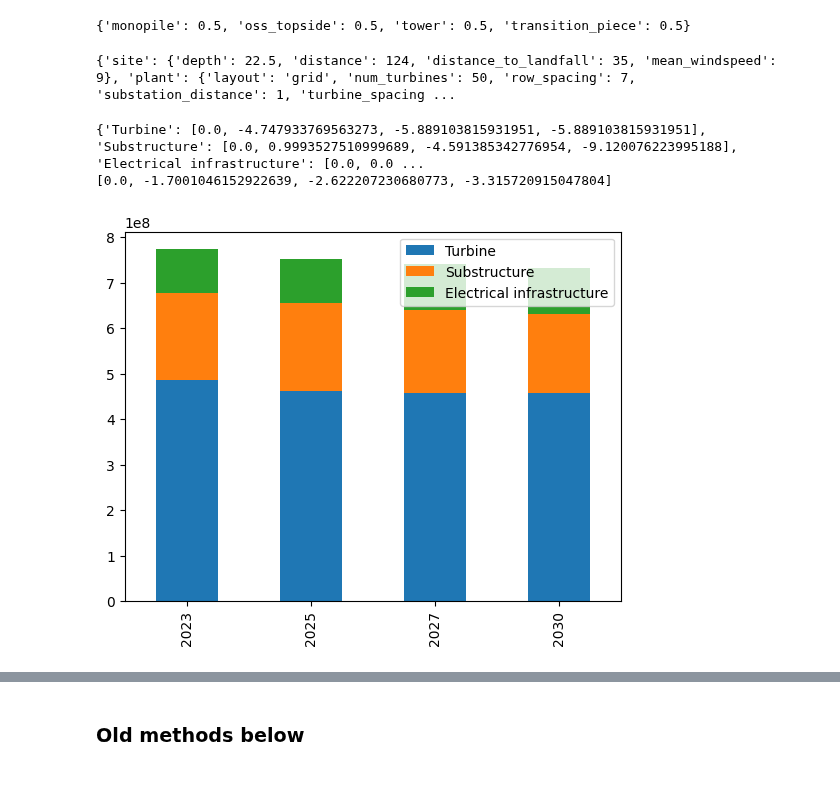
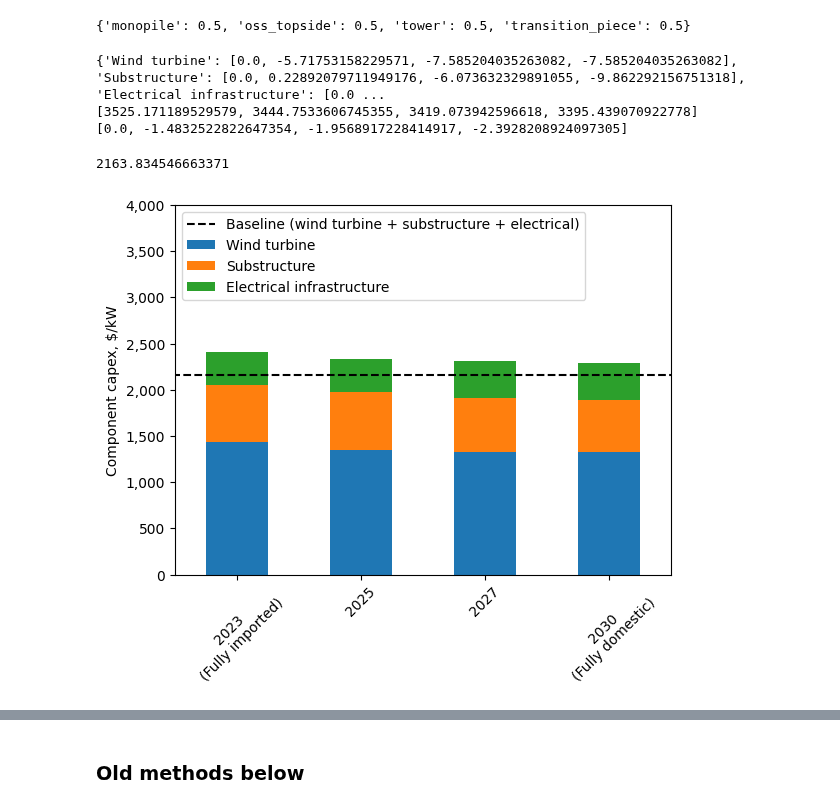
Before and after one commit to WISDEM/ORBIT, a Jupyter notebook: supply_chain.ipynb, the cells around one changed output, grey strips where cells are left out. Cells and saved outputs as stored; diff of their text form; code cells hidden in the pictures; blank space fills up the shorter version.

```diff
--- a/supply_chain.ipynb
+++ b/supply_chain.ipynb
@@ -28,10 +31,8 @@ pp.pprint(LABOR_SPLIT)
 {'monopile': 0.5, 'oss_topside': 0.5, 'tower': 0.5, 'transition_piece': 0.5}
 # %%
 # Load Sample Config
-config = load_config("examples/configs/example_fixed_project.yaml")  ## TODO: Update to match COE Review
-print(config)
+config = load_config("supply_chain_project.yaml")
+capacity = config['plant']['num_turbines'] * int(config['turbine'].split('M')[0]) * 1000
-# %% [output]
-{'site': {'depth': 22.5, 'distance': 124, 'distance_to_landfall': 35, 'mean_windspeed': 9}, 'plant': {'layout': 'grid', 'num_turbines': 50, 'row_spacing': 7, 'substation_distance': 1, 'turbine_spacing ...
 # %%
 # Define supply chain scenario to use
 # Options are imported, domestic or domestic, imported steel
@@ -103,7 +109,7 @@ for k,v in supply_chain_scenarios.items():
 # %%
 # Create some summary statistics
 cost_breakdown_perc = {
-    'Turbine': [],
+    'Wind turbine': [],
     'Substructure': [],
     'Electrical infrastructure': [],
 }
@@ -113,12 +119,48 @@ for k, v in cost_breakdown.items():
 print(cost_breakdown_perc)
 
 total_capex_perc = [100*(i/total_capex[0] - 1) for n,i in enumerate(total_capex)]
-print(total_capex_perc)
+print(total_capex)
+
+lcoe_perc = [100*(i/lcoe[0] - 1) for n,i in enumerate(lcoe)]
+print(lcoe_perc)
 # %% [output]
-{'Turbine': [0.0, -4.747933769563273, -5.889103815931951, -5.889103815931951], 'Substructure': [0.0, 0.9993527510999689, -4.591385342776954, -9.120076223995188], 'Electrical infrastructure': [0.0, 0.0 ...
-[0.0, -1.7001046152922639, -2.622207230680773, -3.315720915047804]
+{'Wind turbine': [0.0, -5.71753158229571, -7.585204035263082, -7.585204035263082], 'Substructure': [0.0, 0.22892079711949176, -6.073632329891055, -9.862292156751318], 'Electrical infrastructure': [0.0 ...
+[3525.171189529579, 3444.7533606745355, 3419.073942596618, 3395.439070922778]
+[0.0, -1.4832522822647354, -1.9568917228414917, -2.3928208924097305]
+# %%
+#Calculte baseline costs with no premiums
+base_project = ProjectManager(config)
+base_project.run()
+base_capex = (base_project.capex_breakdown['Turbine'] +
+              base_project.capex_breakdown['Substructure'] +
+              base_project.capex_breakdown['Array System'] +
+              base_project.capex_breakdown['Export System']+
+              base_project.capex_breakdown['Offshore Substation'] ) / capacity
+print(base_capex)
+# %% [output]
+2163.834546663371
 # %%
+years[0] = str(years[0]) + ' \n(Fully imported)'
+years[-1] = str(years[-1]) + '\n(Fully domestic)'
+
+fig = plt.figure()
+ax = fig.add_subplot()
 df = pd.DataFrame(cost_breakdown, index=years)
-ax = df.plot.bar(stacked=True)
+df.plot.bar(stacked=True, rot=45, ax=ax)
+
+ax.plot([-5,5], [base_capex, base_capex], 'k--', label='Baseline (wind turbine + substructure + electrical)')
+
+# Formatting
+ax.set_ylim([0,4000])
+ax.set_ylabel('Component capex, $/kW')
+# ax.set_xlabel('Commercial operation date')
+ax.get_yaxis().set_major_formatter(
+            mpl.ticker.FuncFormatter(lambda x, p: format(int(x), ',')))
+ax.legend(loc='upper left')
+
+# SAve fig
+fig_dir = 'C:/Users/mshields/Documents/Projects/Supply Chain Roadmap/Analysis repos/LCOE/results'
+fname_bar = '/capex_barchart.png'
+fig.savefig(fig_dir+fname_bar, dpi=300, bbox_inches='tight')
 # %% [output]
-[figure, old version]
+[figure, new version]
```
Also changed, not shown: parts of 14 cells of this notebook, 2 other files.
